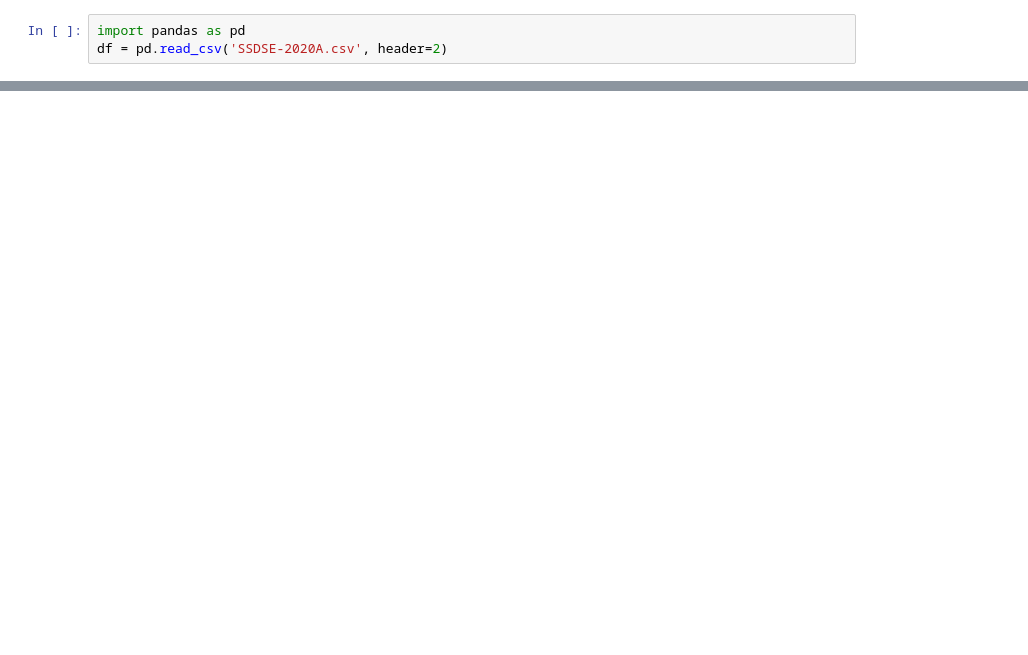
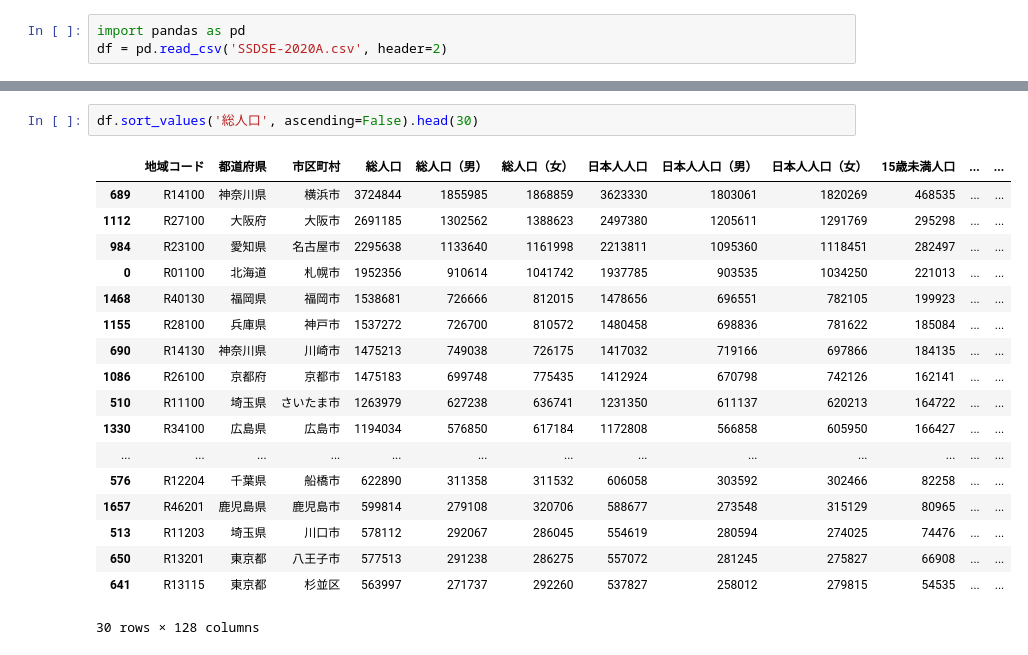
Before and after one commit to UTDataMining/2022A, a Jupyter notebook: lab2/lab2.ipynb, the cells around one changed output, grey strips where cells are left out. Cells and saved outputs as stored; diff of their text form; blank space fills up the shorter version.

```diff
--- a/lab2/lab2.ipynb
+++ b/lab2/lab2.ipynb
@@ -35,0 +65,21 @@ df
+# %%
+df.sort_values('総人口', ascending=False).head(30)
+# %% [output]
+|  | 地域コード | 都道府県 | 市区町村 | 総人口 | 総人口（男） | 総人口（女） | 日本人人口 | 日本人人口（男） | 日本人人口（女） | 15歳未満人口 | ... | ... |
+| 689 | R14100 | 神奈川県 | 横浜市 | 3724844 | 1855985 | 1868859 | 3623330 | 1803061 | 1820269 | 468535 | ... | ... |
+| 1112 | R27100 | 大阪府 | 大阪市 | 2691185 | 1302562 | 1388623 | 2497380 | 1205611 | 1291769 | 295298 | ... | ... |
+| 984 | R23100 | 愛知県 | 名古屋市 | 2295638 | 1133640 | 1161998 | 2213811 | 1095360 | 1118451 | 282497 | ... | ... |
+| 0 | R01100 | 北海道 | 札幌市 | 1952356 | 910614 | 1041742 | 1937785 | 903535 | 1034250 | 221013 | ... | ... |
+| 1468 | R40130 | 福岡県 | 福岡市 | 1538681 | 726666 | 812015 | 1478656 | 696551 | 782105 | 199923 | ... | ... |
+| 1155 | R28100 | 兵庫県 | 神戸市 | 1537272 | 726700 | 810572 | 1480458 | 698836 | 781622 | 185084 | ... | ... |
+| 690 | R14130 | 神奈川県 | 川崎市 | 1475213 | 749038 | 726175 | 1417032 | 719166 | 697866 | 184135 | ... | ... |
+| 1086 | R26100 | 京都府 | 京都市 | 1475183 | 699748 | 775435 | 1412924 | 670798 | 742126 | 162141 | ... | ... |
+| 510 | R11100 | 埼玉県 | さいたま市 | 1263979 | 627238 | 636741 | 1231350 | 611137 | 620213 | 164722 | ... | ... |
+| 1330 | R34100 | 広島県 | 広島市 | 1194034 | 576850 | 617184 | 1172808 | 566858 | 605950 | 166427 | ... | ... |
+| ... | ... | ... | ... | ... | ... | ... | ... | ... | ... | ... | ... | ... |
+| 576 | R12204 | 千葉県 | 船橋市 | 622890 | 311358 | 311532 | 606058 | 303592 | 302466 | 82258 | ... | ... |
+| 1657 | R46201 | 鹿児島県 | 鹿児島市 | 599814 | 279108 | 320706 | 588677 | 273548 | 315129 | 80965 | ... | ... |
+| 513 | R11203 | 埼玉県 | 川口市 | 578112 | 292067 | 286045 | 554619 | 280594 | 274025 | 74476 | ... | ... |
+| 650 | R13201 | 東京都 | 八王子市 | 577513 | 291238 | 286275 | 557072 | 281245 | 275827 | 66908 | ... | ... |
+| 641 | R13115 | 東京都 | 杉並区 | 563997 | 271737 | 292260 | 537827 | 258012 | 279815 | 54535 | ... | ... |
+30 rows × 128 columns
```
Also changed, not shown: parts of 10 cells of this notebook.
